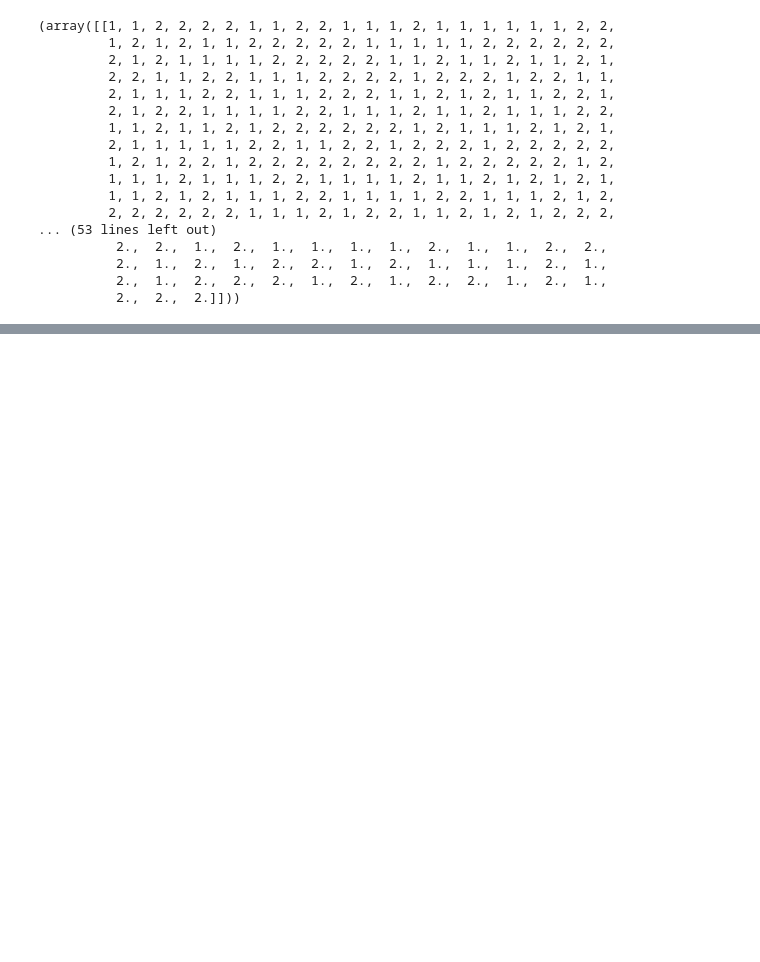
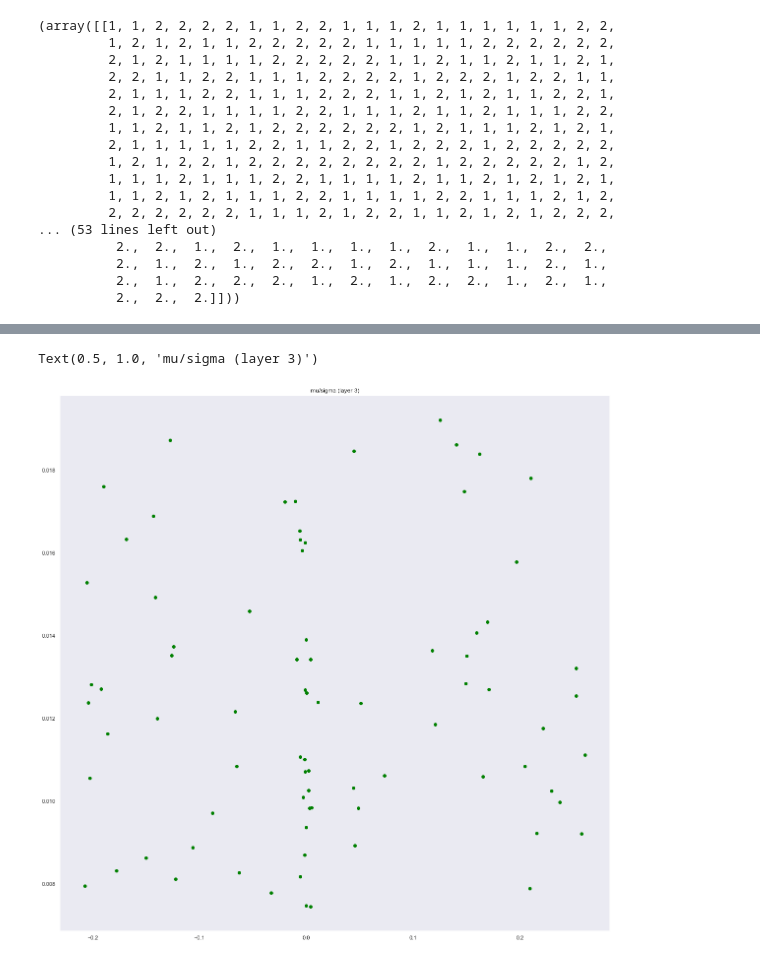
Before and after one commit to julienboussard/dnn_hmm, a Jupyter notebook: load_musall.ipynb, the cells around one changed output, grey strips where cells are left out. Cells and saved outputs as stored; diff of their text form; code cells hidden in the pictures; blank space fills up the shorter version.

```diff
--- a/load_musall.ipynb
+++ b/load_musall.ipynb
@@ -95,0 +420,9 @@ trial_info['CorrectSide'], trial_info['ResponseSide'],
+# %%
+#fmnist and emnist-pretrained nets layer 2 weights
+fig=plt.figure(figsize=(20,20))
+plt.scatter(net.l3.weight_mu.detach().reshape((-1)).numpy(),torch.log1p(torch.exp(net.l3.weight_rho)).reshape((-1)).detach().numpy(),color='green',alpha=1,marker='o')
+
+plt.title('mu/sigma (layer 3)')
+# %% [output]
+Text(0.5, 1.0, 'mu/sigma (layer 3)')
+[figure, added]
```
Also changed, not shown: parts of 23 cells of this notebook.
